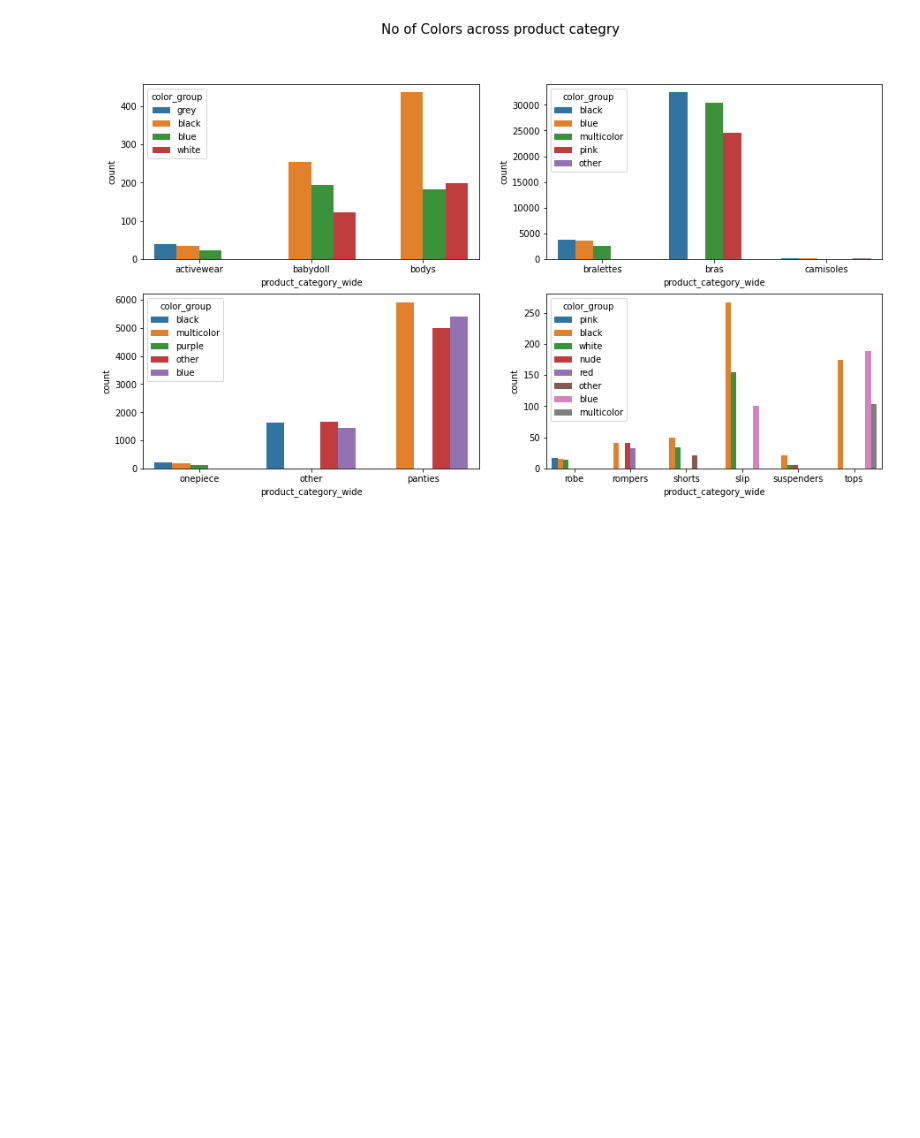
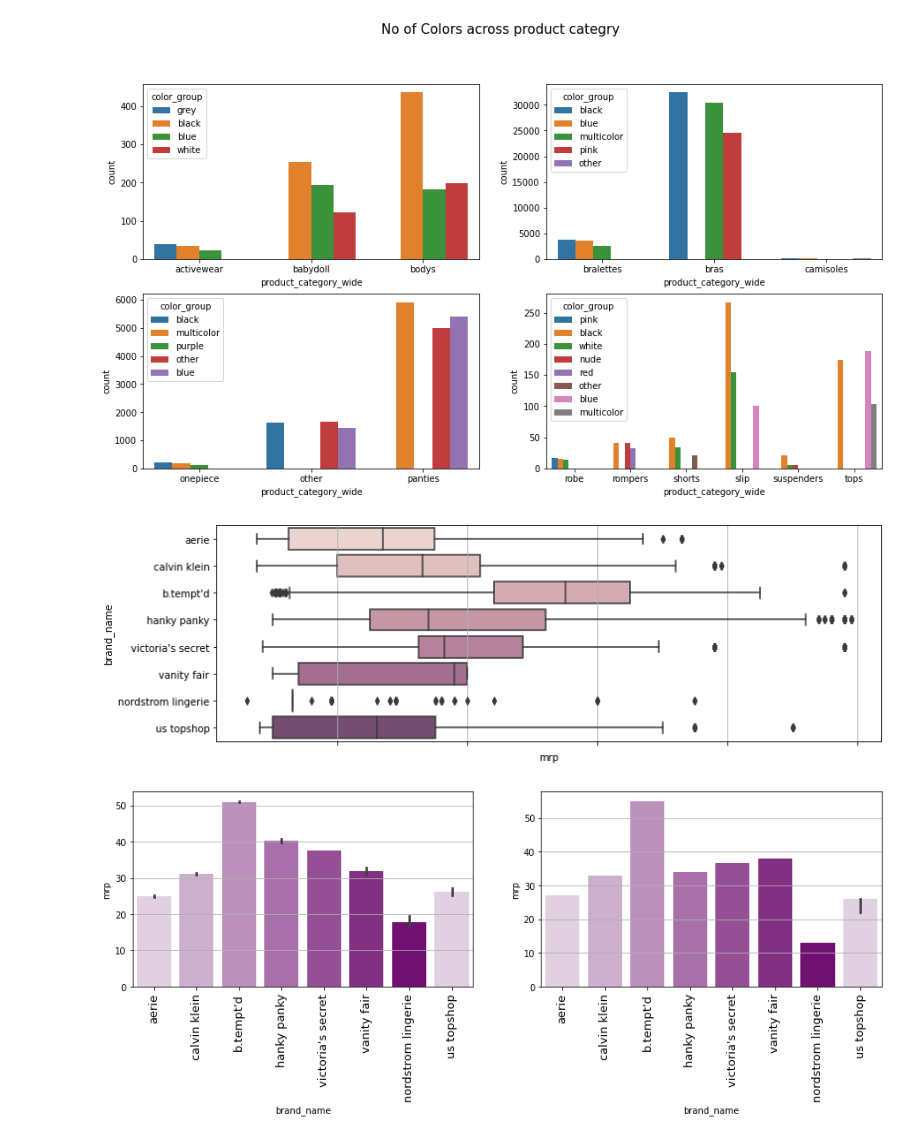
Before and after one commit to shardul-rajhans/fashion-price-prediction, a Jupyter notebook: Brands_Data_EDA.ipynb, the cells around one changed output. Saved outputs shown, nothing was run; the diff lists cells and outputs as text; code cells hidden in the pictures; blank space fills up the shorter version.

```diff
--- a/Brands_Data_EDA.ipynb
+++ b/Brands_Data_EDA.ipynb
@@ -718,3 +718,23 @@ sns.barplot(x = 'product_category_wide', hue='color_group', y = 'count', data =
 plt.show()
 # %% [output]
 [figure]
+# %%
+def general_plot(money = 'mrp'):
+    fig, axes = plt.subplots(nrows=1, ncols=1,figsize=(12,4))
+    ax = sns.boxplot(x=money, y= 'brand_name', data = fashion_data[fashion_data[money]<100], palette = sns.cubehelix_palette(11), order = brands_name)
+    _ = ax.set_xticklabels(ax.get_xticklabels(), fontsize=13)
+
+
+    fig, axes = plt.subplots(nrows=1, ncols=2,figsize=(15,4))
+    ax.xaxis.grid(True)
+    ax = sns.barplot(y=money, x = 'brand_name', data = fashion_data, palette = sns.light_palette("purple",n_colors=8)[1:], ax = axes[0], order = brands_name)
+    ax.yaxis.grid(True)
+    _ = ax.set_xticklabels(ax.get_xticklabels(), rotation=90, fontsize=13)
+    ax = sns.barplot(y=money, x = 'brand_name', data = fashion_data, palette = sns.light_palette("purple",n_colors=8)[1:], estimator=np.median, ax = axes[1], order = brands_name)
+    ax.yaxis.grid(True)
+    _ = ax.set_xticklabels(ax.get_xticklabels(), rotation=90, fontsize=13)
+# %%
+general_plot()
+# %% [output]
+[figure, added]
+[figure, added]
```
Also changed, not shown: parts of 8 cells of this notebook, 6 other files.
